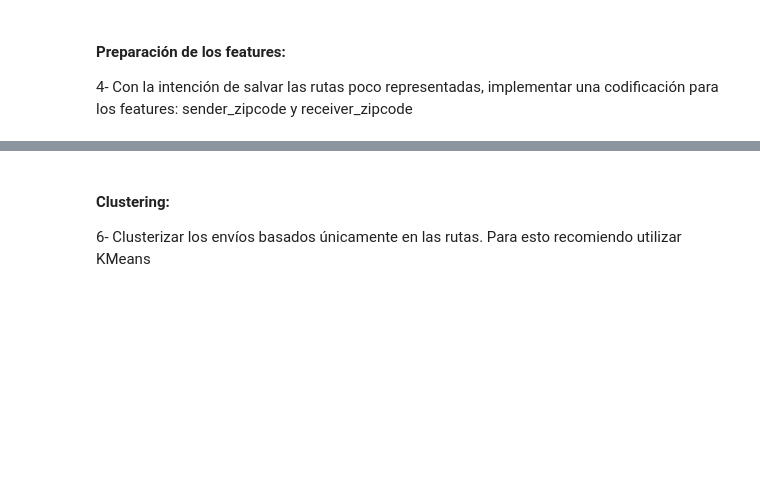
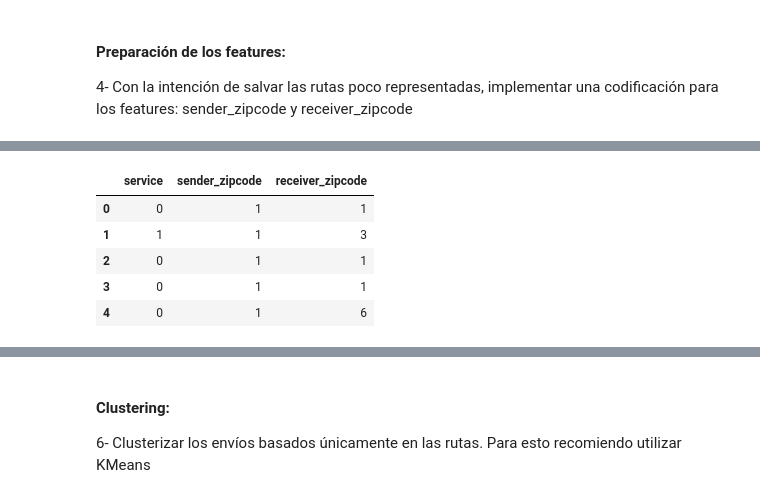
Before and after one commit to manquius/series_temporales, a Jupyter notebook: practico3_migue.ipynb, the cells around one changed output, grey strips where cells are left out. Drawn from its saved outputs; the diff is of its cells as text; code cells hidden in the pictures; blank space fills up the shorter version.

```diff
--- a/practico3_migue.ipynb
+++ b/practico3_migue.ipynb
@@ -104,3 +93,10 @@ def metrica(envio):
+# %%
+def metrica(target):
+    """
+    1: Servicio rapido
+    0: Servicio lento
+    """
+    return int(target < 3)
 # %% [markdown]
 2- Diseñar un modelo -baseline- para los envíos de SP a SP, como el modelo más
 simple posible. Para esto no necesitamos machine learning, solo proponer una
@@ -179,0 +192,18 @@ X_test.head()
+# %%
+## Construyo matriz de features
+features = df_clean[['service', 'sender_zipcode', 'receiver_zipcode']]
+
+## Estandarizo varables
+X = features.values
+
+## Construyo vector de targets (con valor numérico)
+y = df_clean['target'].values
+# %%
+features.head()
+# %% [output]
+|  | service | sender_zipcode | receiver_zipcode |
+| 0 | 0 | 1 | 1 |
+| 1 | 1 | 1 | 3 |
+| 2 | 0 | 1 | 1 |
+| 3 | 0 | 1 | 1 |
+| 4 | 0 | 1 | 6 |
```
Also changed, not shown: parts of 21 cells of this notebook.
